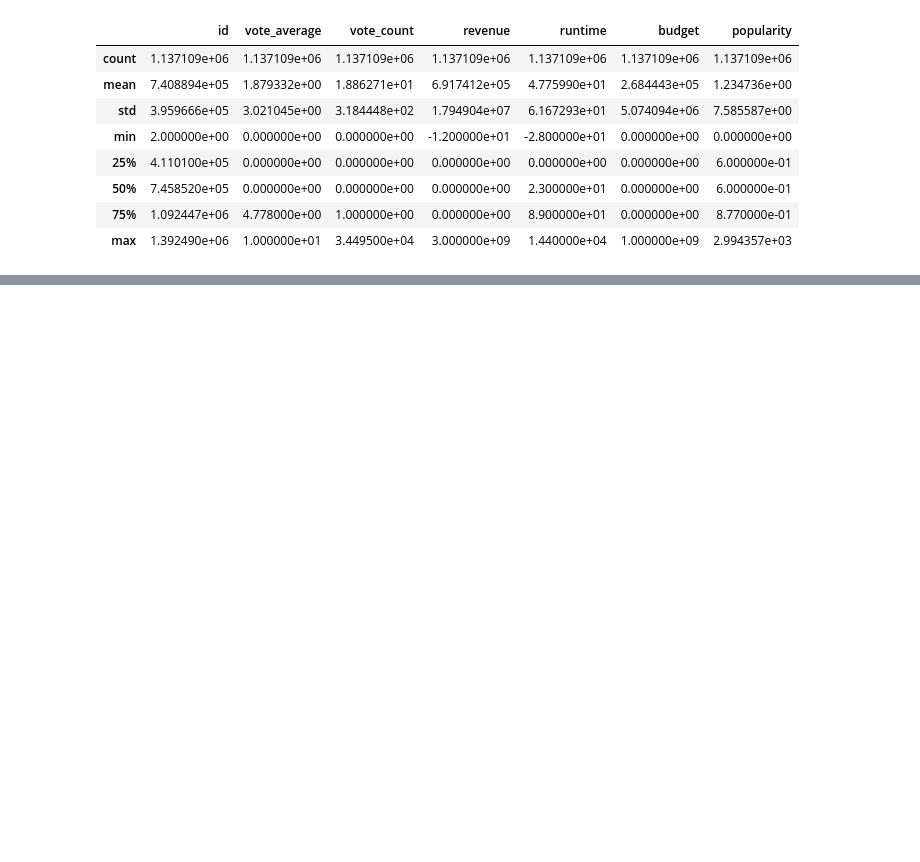
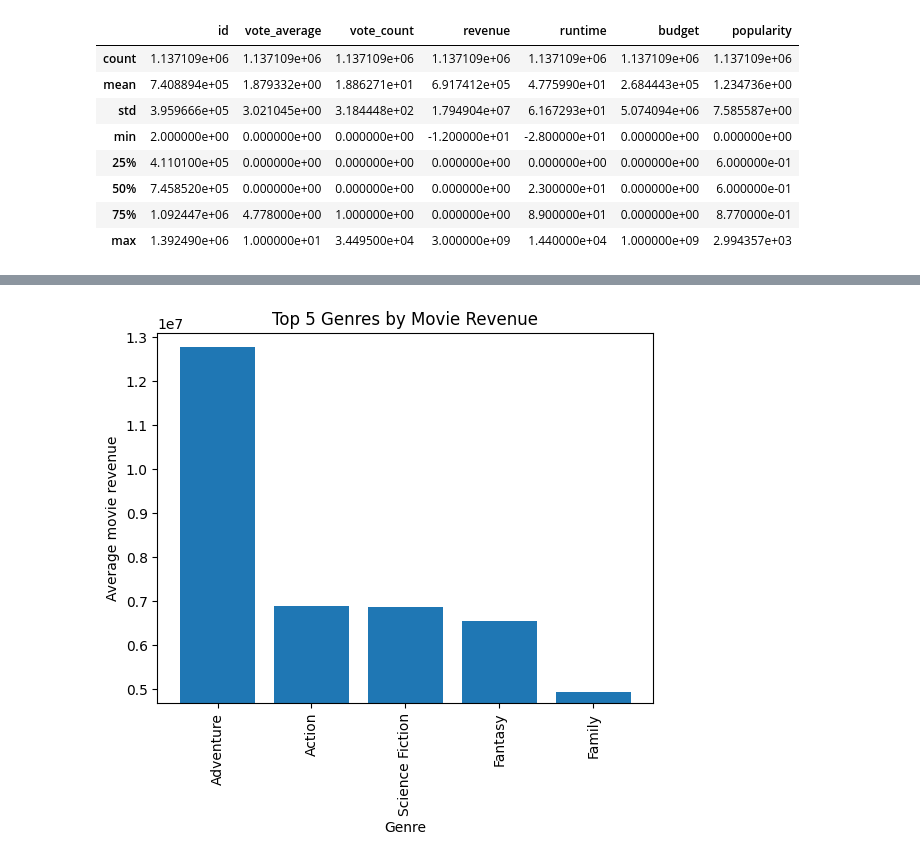
Before and after one commit to Ryhhill1998/movies_analysis, a Jupyter notebook: movies.ipynb, the cells around one changed output, grey strips where cells are left out. Drawn from its saved outputs; the diff is of its cells as text; code cells hidden in the pictures; blank space fills up the shorter version.

```diff
--- a/movies.ipynb
+++ b/movies.ipynb
@@ -124,0 +103,3 @@ KeyError: 'genre'
+# %%
+top_genres_by_revenue = get_top_genres_by_column(movies=movies_by_genre, column="revenue", count=5)
+top_genres_by_revenue
@@ -124,0 +114,10 @@ KeyError: 'genre'
+# %%
+plot_bar_chart(
+    x=top_genres_by_revenue.index,
+    height=top_genres_by_revenue["revenue"],
+    title="Top 5 Genres by Movie Revenue",
+    xlabel="Genre",
+    ylabel="Average movie revenue"
+)
+# %% [output]
+[figure, added]
```
Also changed, not shown: parts of 14 cells of this notebook.
